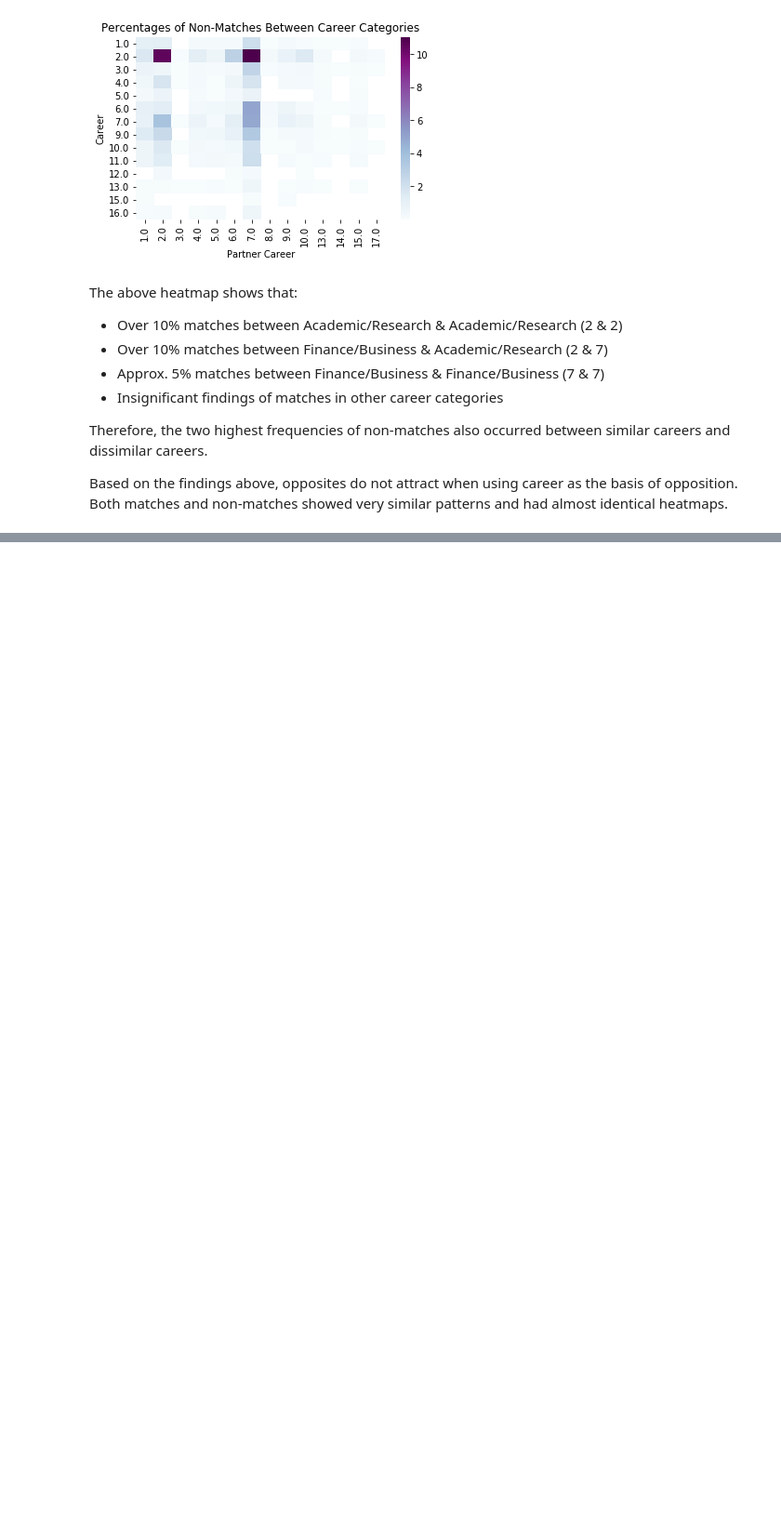
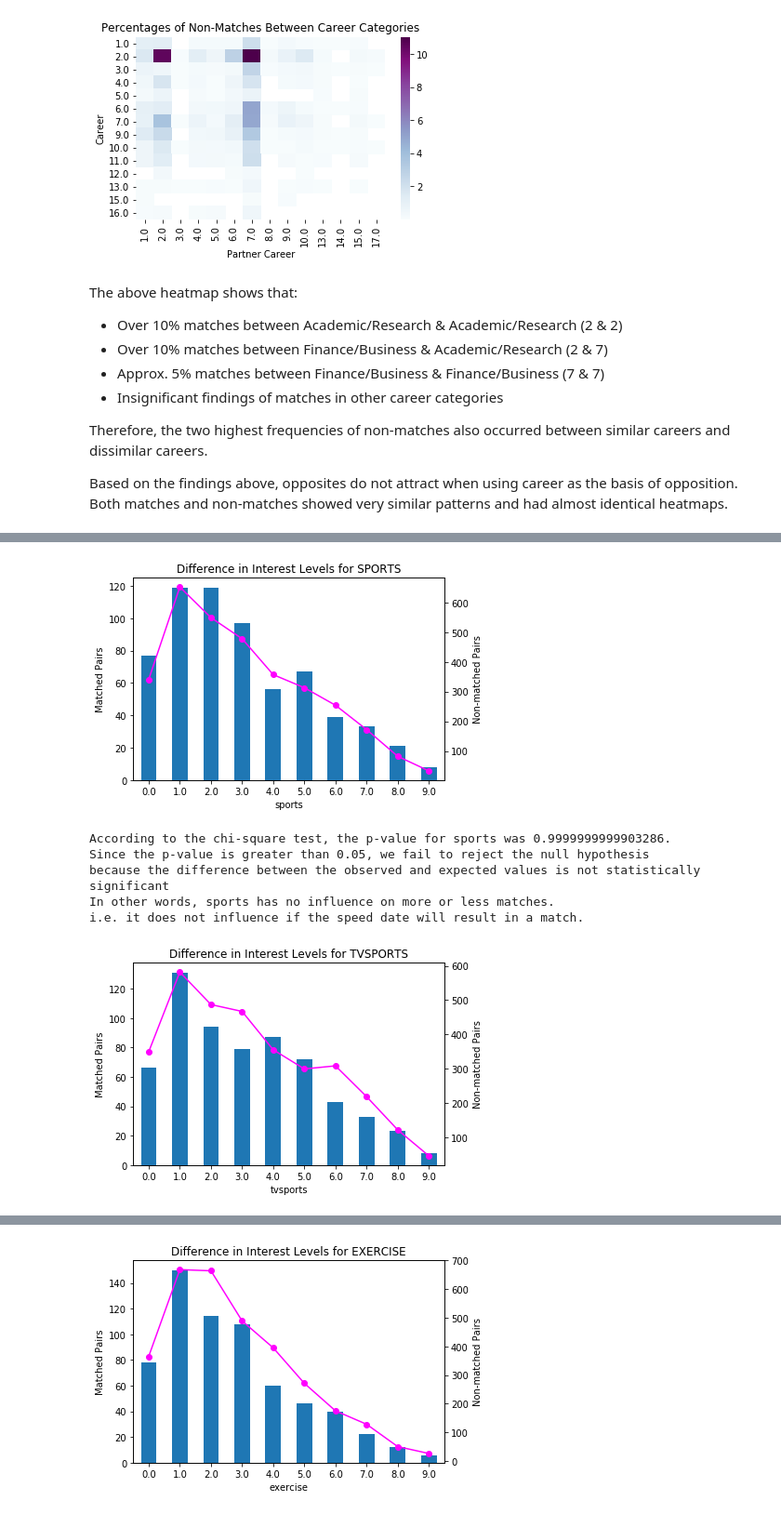
Before and after one commit to Levishantz/Speed_Dating, a Jupyter notebook: speed_dating_cleaned.ipynb, the cells around one changed output, grey strips where cells are left out. Shown at 93% size. Cells and saved outputs as stored; diff of their text form; code cells hidden in the pictures; blank space fills up the shorter version.

```diff
--- a/speed_dating_cleaned.ipynb
+++ b/speed_dating_cleaned.ipynb
@@ -1104,0 +859,79 @@ clean_data[["gender","round","age","field_cd","race","career_c","exphappy","matc
+# %%
+# Create a copy of the cleaned_interests in order to manipulate the dataframe
+matched_interests = cleaned_interests.copy()
+# Only select rows with matches (i.e. match = 1)
+matched_interests = matched_interests[matched_interests['match'] == 1]
+
+# Create a copy of the cleaned_interests in order to manipulate the dataframe
+unmatched_interests = cleaned_interests.copy()
+# Only select rows with non-matches (i.e. match = 0)
+unmatched_interests = unmatched_interests[unmatched_interests['match'] == 0]
+
+# Set variables for the total number of rows in the matched_interests and unmatched_interests dataframes
+total_matched = matched_interests['match'].count()
+total_unmatched = unmatched_interests['match'].count()
+# %%
+# For each activity in the list of 17 activities...
+for activity in activities:
+    # Use groupby to separate data into fields based on a matched couple's difference in interest level
+    m_group = matched_interests.groupby(activity)
+    # Use groupby to separate data into fields based on an unmatched couple's difference in interest level
+    u_group = unmatched_interests.groupby(activity)
+    # Use the count function on the grouped data based on the match column
+    m_count = m_group['match'].count()
+    u_count = u_group['match'].count()
+
+    # Set variables for the subsequent plots
+    fig, ax = plt.subplots()
+    # Create a bar graph showcasing how many matches had differing interest levels
+    # If difference equals zero, this means that they ranked that activity the same
+    # If the difference equals nine, this means that they ranked the activity completely opposingly (i.e. a 1 and a 10)
+    m_count.plot(kind = 'bar')
+    # Label the y-axis accordingly
+    plt.ylabel('Matched Pairs')
+    # Create a line graph showing how many non-matches had differing interest levels using a secondary y-axis
+    # By using a secondary y-axis, the overall shape of the data is visible without worrying about scale
+    # This is important since there were significantly more non-matches than matches
+    u_count.plot(kind = 'line', marker = 'o', secondary_y = True, color='magenta')
+    # Label the secondary y-axis accordingly
+    plt.ylabel('Non-matched Pairs',rotation = 90,labelpad=5)
+    # Set the x boundary for better visibility
+    ax.set_xbound(lower=-0.5,upper=9.5)
+    # Title the plot
+    ax.set_title(f'Difference in Interest Levels for {activity.upper()}')
+    # Save as .png
+    plt.savefig(f"Visuals/interests/Difference in Interest Levels for {activity.upper()}.png", transparent=False)
+    # Display the plots
+    plt.show()
+
+    # Create a pandas Dataframe with columns containing for matched and unmatched counts per differing interest level
+    interest_df = pd.DataFrame(dict(matched = m_count, unmatched = u_count))
+    # For complete analysis and to ensure the same number of degrees of freedom, change NaN to zero
+    # (e.g. largest difference in matched group was 8 while the largest difference in the unmatched group was 9)
+    interest_df = interest_df.fillna(0)
+    # Create an expected column with the proportion of non-matches per interest level difference
+    interest_df['expected'] = interest_df['unmatched']/total_unmatched
+    # Create an observed column with the proportion of matches per interest level difference
+    interest_df['observed'] = interest_df['matched']/total_matched
+    # Find the p-value based on the chi-squared test
+    pval = stats.chisquare(interest_df['observed'], interest_df['expected']).pvalue
+    if pval > 0.05:
+        print(f'According to the chi-square test, the p-value for {activity} was {pval}.')
+        print(f'Since the p-value is greater than 0.05, we fail to reject the null hypothesis')
+        print(f'because the difference between the observed and expected values is not statistically significant')
+        print(f'In other words, {activity} has no influence on more or less matches.')
+        print(f'i.e. it does not influence if the speed date will result in a match.')
+    else:
+        print(f'According to the chi-square test, the p-value for {activity} was {pval}.')
+        print(f'Since the p-value is less than 0.05, we reject the null hypothesis')
+        print(f'because the difference between the observed and expected values is statistically significant')
+        print(f'In other words, {activity} has some influence on more or less matches.')
+        print(f'i.e. it may influence if the speed date will result in a match.')
+# %% [output]
+[figure, added]
+According to the chi-square test, the p-value for sports was 0.9999999999903286.
+Since the p-value is greater than 0.05, we fail to reject the null hypothesis
+because the difference between the observed and expected values is not statistically significant
+In other words, sports has no influence on more or less matches.
+i.e. it does not influence if the speed date will result in a match.
+[figure, added]
@@ -1104,0 +943 @@ clean_data[["gender","round","age","field_cd","race","career_c","exphappy","matc
+[figure, added]
```
Also changed, not shown: parts of 43 cells of this notebook, 40 other files.
